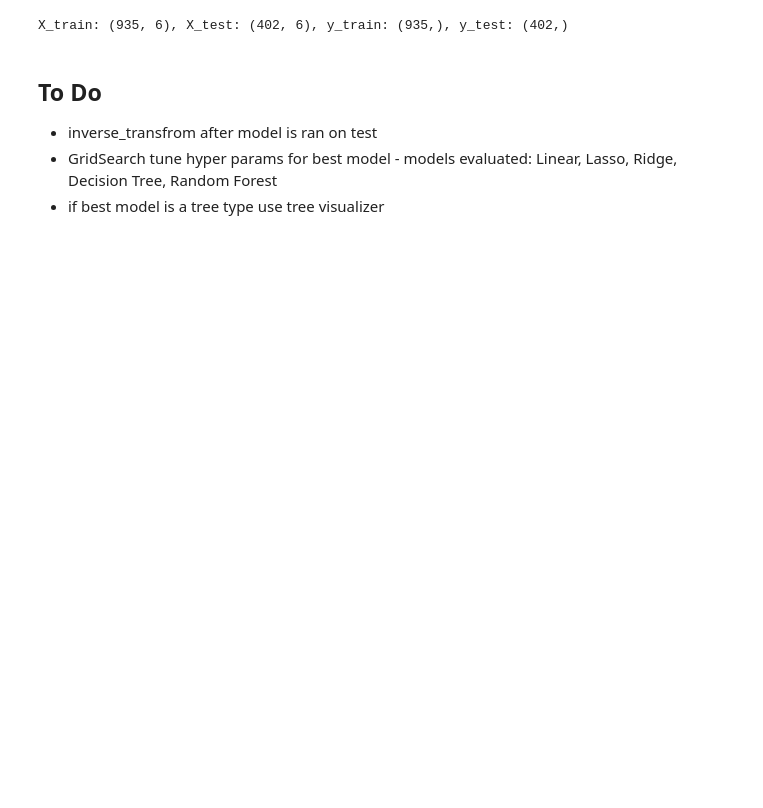
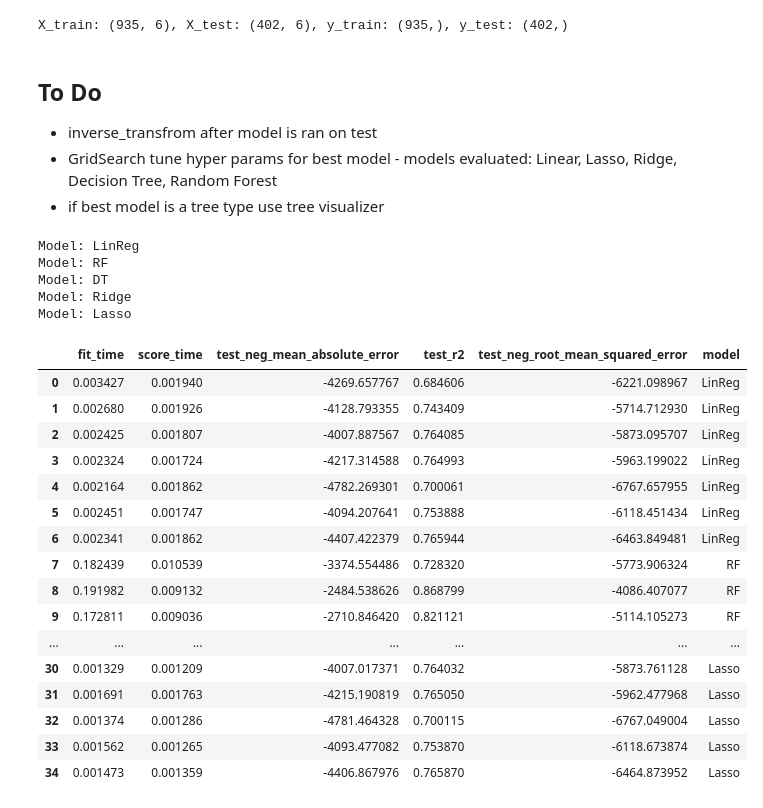
Before and after one commit to bcook26/ML-Models, a Jupyter notebook: MedicalCostsANOVA/medcosts_anova.ipynb, the cells around one changed output. Drawn from its saved outputs; the diff is of its cells as text; code cells hidden in the pictures; blank space fills up the shorter version.

```diff
--- a/MedicalCostsANOVA/medcosts_anova.ipynb
+++ b/MedicalCostsANOVA/medcosts_anova.ipynb
@@ -436,0 +437,52 @@ from sklearn.ensemble import RandomForestRegressor
+# %%
+# instantiate models to predict charge ($)
+models = [
+          ('LinReg', LinearRegression()),
+          ('RF', RandomForestRegressor()),
+          ('DT', DecisionTreeRegressor()),
+          ('Ridge', Ridge()),
+          ('Lasso', Lasso()),
+        ]
+results = []
+names = []
+final = []
+
+scoring=['neg_mean_absolute_error','r2','neg_root_mean_squared_error']
+
+for name, model in models:
+        kf = KFold(n_splits = 7, shuffle=True, random_state=10)
+        cv_result = cross_validate(model, X_train, y_train, cv = kf, scoring = scoring)
+        clf = model.fit(X_train, y_train)
+        y_pred = clf.predict(X_test)
+        print(f"Model: {name}")
+        result_df = pd.DataFrame(cv_result)
+        result_df['model'] = name
+        results.append(cv_result)
+        names.append(name)
+        final.append(result_df)
+
+model_summary = pd.concat(final, ignore_index=True)
+model_summary
+# %% [output]
+Model: LinReg
+Model: RF
+Model: DT
+Model: Ridge
+Model: Lasso
+|  | fit_time | score_time | test_neg_mean_absolute_error | test_r2 | test_neg_root_mean_squared_error | model |
+| 0 | 0.003427 | 0.001940 | -4269.657767 | 0.684606 | -6221.098967 | LinReg |
+| 1 | 0.002680 | 0.001926 | -4128.793355 | 0.743409 | -5714.712930 | LinReg |
+| 2 | 0.002425 | 0.001807 | -4007.887567 | 0.764085 | -5873.095707 | LinReg |
+| 3 | 0.002324 | 0.001724 | -4217.314588 | 0.764993 | -5963.199022 | LinReg |
+| 4 | 0.002164 | 0.001862 | -4782.269301 | 0.700061 | -6767.657955 | LinReg |
+| 5 | 0.002451 | 0.001747 | -4094.207641 | 0.753888 | -6118.451434 | LinReg |
+| 6 | 0.002341 | 0.001862 | -4407.422379 | 0.765944 | -6463.849481 | LinReg |
+| 7 | 0.182439 | 0.010539 | -3374.554486 | 0.728320 | -5773.906324 | RF |
+| 8 | 0.191982 | 0.009132 | -2484.538626 | 0.868799 | -4086.407077 | RF |
+| 9 | 0.172811 | 0.009036 | -2710.846420 | 0.821121 | -5114.105273 | RF |
+| ... | ... | ... | ... | ... | ... | ... |
+| 30 | 0.001329 | 0.001209 | -4007.017371 | 0.764032 | -5873.761128 | Lasso |
+| 31 | 0.001691 | 0.001763 | -4215.190819 | 0.765050 | -5962.477968 | Lasso |
+| 32 | 0.001374 | 0.001286 | -4781.464328 | 0.700115 | -6767.049004 | Lasso |
+| 33 | 0.001562 | 0.001265 | -4093.477082 | 0.753870 | -6118.673874 | Lasso |
+| 34 | 0.001473 | 0.001359 | -4406.867976 | 0.765870 | -6464.873952 | Lasso |
```
Also changed, not shown: parts of 17 cells of this notebook.
